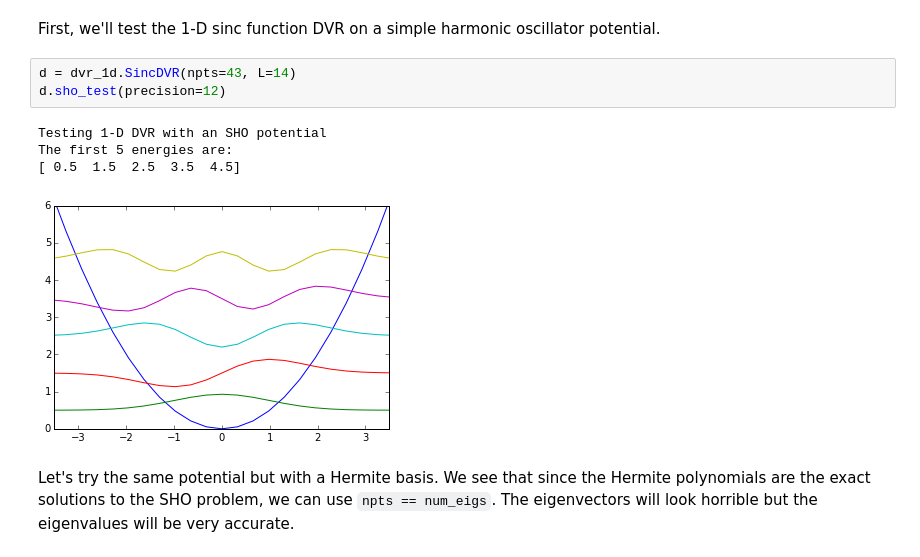
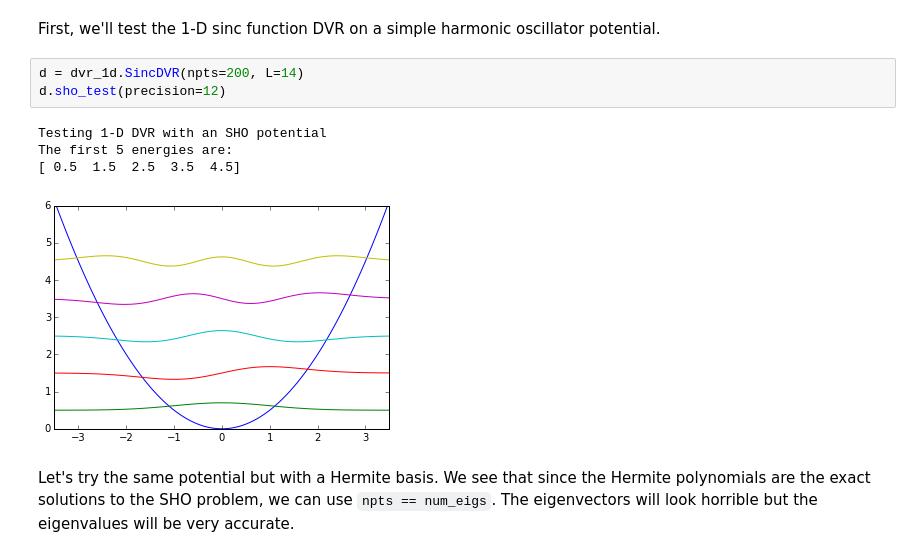
Before and after one commit to richford/dvr_py, a Jupyter notebook: dvr_demo.ipynb, the cells around one changed output. Saved outputs shown, nothing was run; the diff lists cells and outputs as text.

```diff
--- a/dvr_demo.ipynb
+++ b/dvr_demo.ipynb
@@ -21,13 +21,13 @@ Next import the `dvr_1d` module. We import dvr_1d using a series of ipython note
 # %% [markdown]
 First, we'll test the 1-D sinc function DVR on a simple harmonic oscillator potential.
 # %%
-d = dvr_1d.SincDVR(npts=43, L=14)
+d = dvr_1d.SincDVR(npts=200, L=14)
 d.sho_test(precision=12)
 # %% [output]
 Testing 1-D DVR with an SHO potential
 The first 5 energies are:
 [ 0.5  1.5  2.5  3.5  4.5]
-[figure, old version]
+[figure, new version]
 # %% [markdown]
 Let's try the same potential but with a Hermite basis. We see that since the Hermite polynomials are the exact solutions to the SHO problem, we can use `npts == num_eigs`. The eigenvectors will look horrible but the eigenvalues will be very accurate.
 # %%
```
Also changed, not shown: 4 other files.
